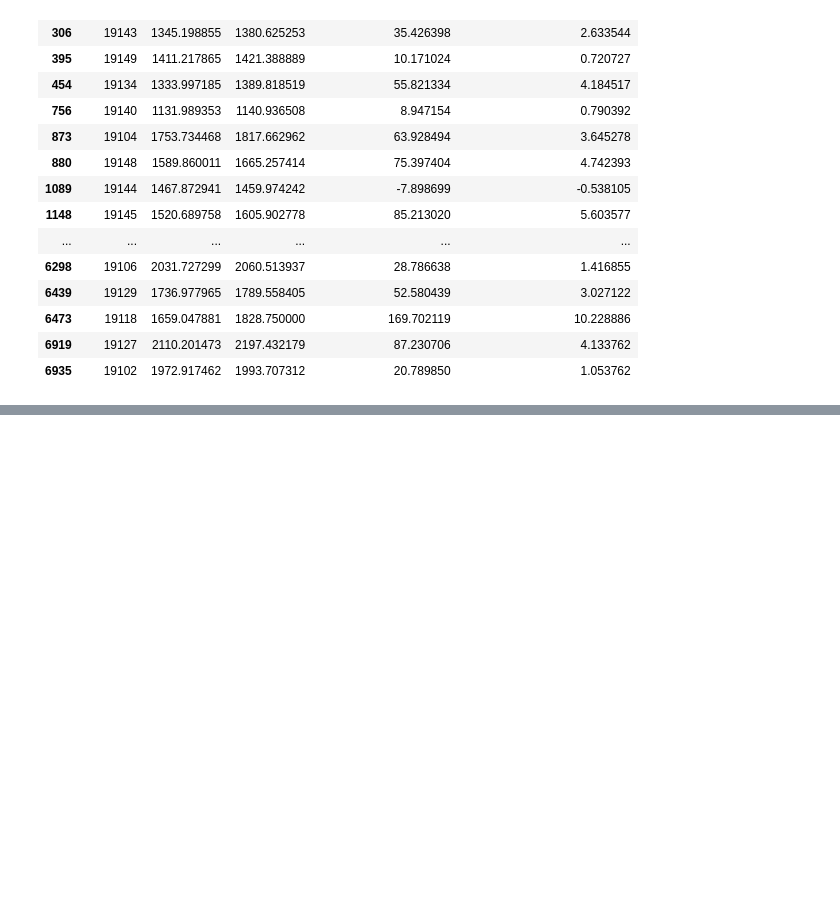
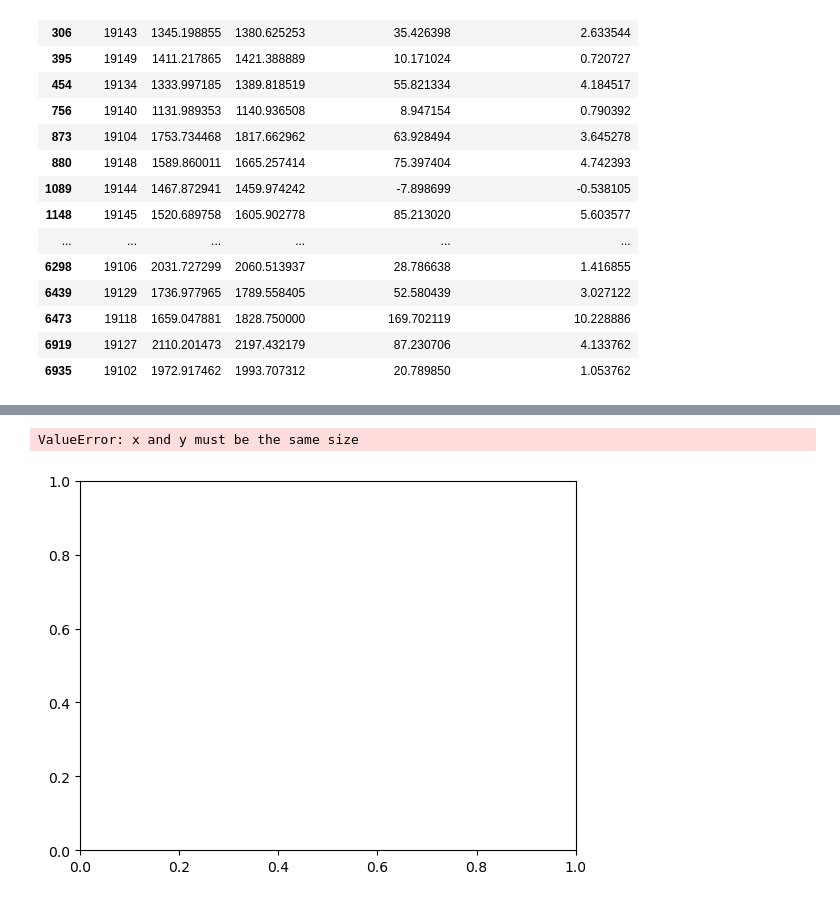
Before and after one commit to Aramed23/Project_1, a Jupyter notebook: andrew.ipynb, the cells around one changed output, grey strips where cells are left out. Saved outputs shown, nothing was run; the diff lists cells and outputs as text; code cells hidden in the pictures; blank space fills up the shorter version.

```diff
--- a/andrew.ipynb
+++ b/andrew.ipynb
@@ -225,0 +302,27 @@ phl_zillow_rentals.dropna()
+# %%
+# Define a function to create Linear Regression plots
+def regression_line(x_values, y_values):
+
+    (slope, intercept, rvalue, pvalue, stderr) = linregress(x_values, y_values)
+    regress_values = x_values * slope + intercept
+    line_eq = "y = " + str(round(slope,2)) + "x + " + str(round(intercept,2))
+
+    plt.plot(x_values,regress_values,"r-")
+    print(f"The equation of the regression line is {line_eq}")
+    print(f"The r-squared is: {rvalue**2}")
+# %%
+# Scatter plot of % change in home values vs. tax delinquencies
+x_values = phl_homevalues_droppedna["Percent Change 2015 to 2023"]
+y_values = tax_counts_droppedna
+plt.scatter(x_values, y_values)
+plt.xlabel("Percent Increase in Home Value")
+plt.ylabel("Number of Tax Delinquencies")
+plt.title("Changes in Home Values and Tax Delinquencies in Philadelphia by Zip Code, 2015-2023")
+
+# Add regression line using defined function
+regression_line(x_values, y_values)
+
+plt.show()
+# %% [output]
+ValueError: x and y must be the same size
+[figure, added]
```
Also changed, not shown: parts of 13 cells of this notebook, 6 other files.
